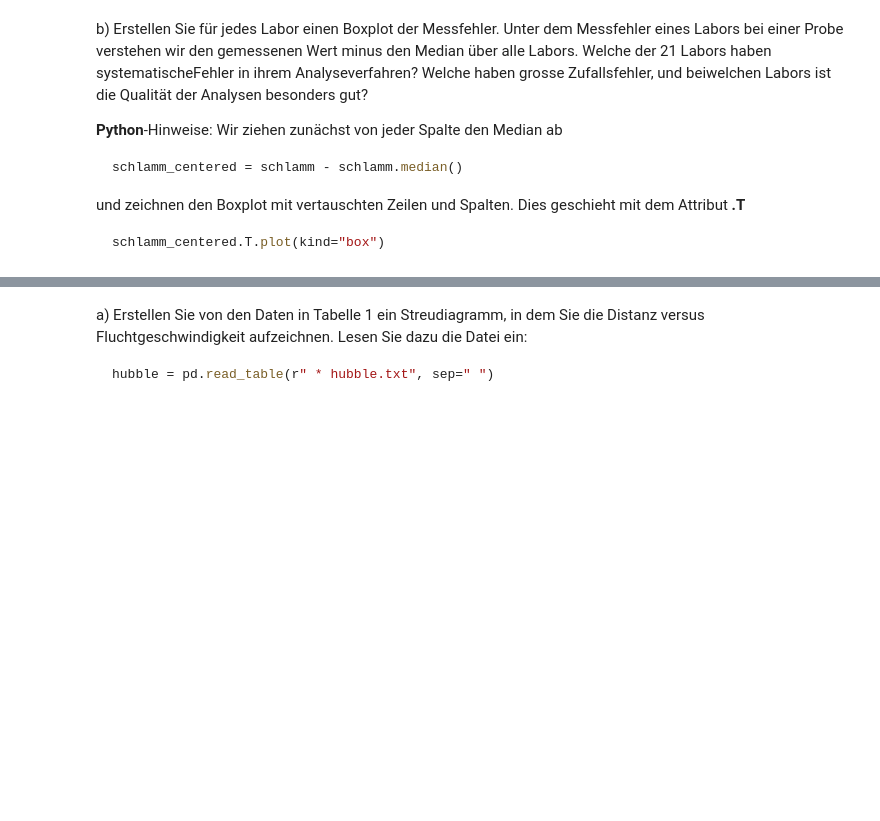
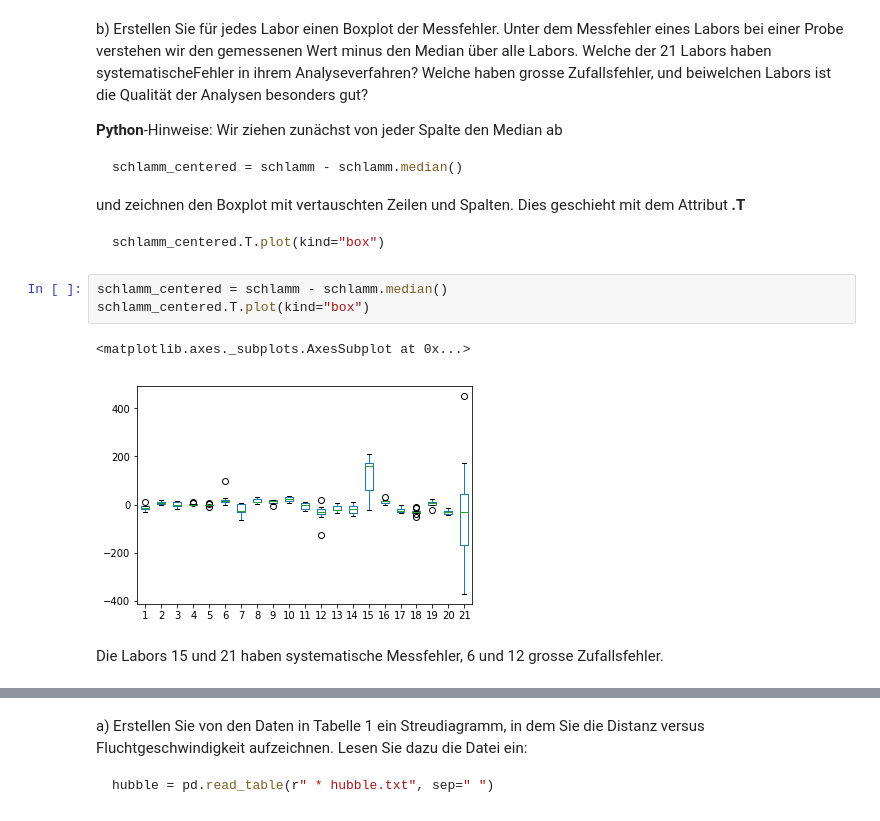
Before and after one commit to KilnOfTheSecondFlame/STAT_HS18_Exercises, a Jupyter notebook: 02_Exercise02/Exercise02.ipynb, the cells around one changed output, grey strips where cells are left out. Drawn from its saved outputs; the diff is of its cells as text; blank space fills up the shorter version.

````diff
--- a/02_Exercise02/Exercise02.ipynb
+++ b/02_Exercise02/Exercise02.ipynb
@@ -150,3 +151,11 @@ und zeichnen den Boxplot mit vertauschten Zeilen und Spalten. Dies geschieht mit
 ```python
 schlamm_centered.T.plot(kind="box")
 ```
+# %%
+schlamm_centered = schlamm - schlamm.median()
+schlamm_centered.T.plot(kind="box")
+# %% [output]
+<matplotlib.axes._subplots.AxesSubplot at 0x...>
+[figure, added]
+# %% [markdown]
+Die Labors 15 und 21 haben systematische Messfehler, 6 und 12 grosse Zufallsfehler.
````
Also changed, not shown: parts of 27 cells of this notebook, 2 other files.
